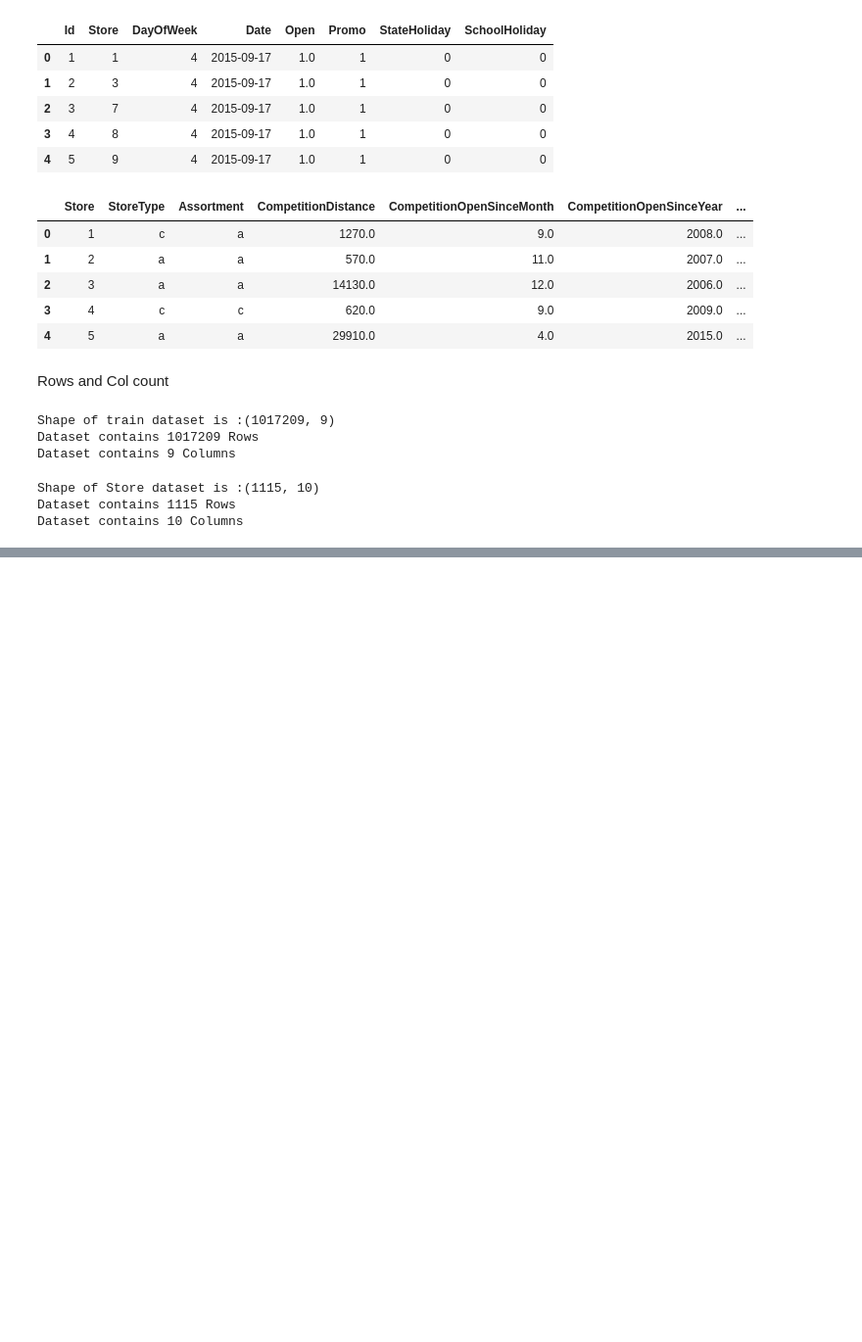
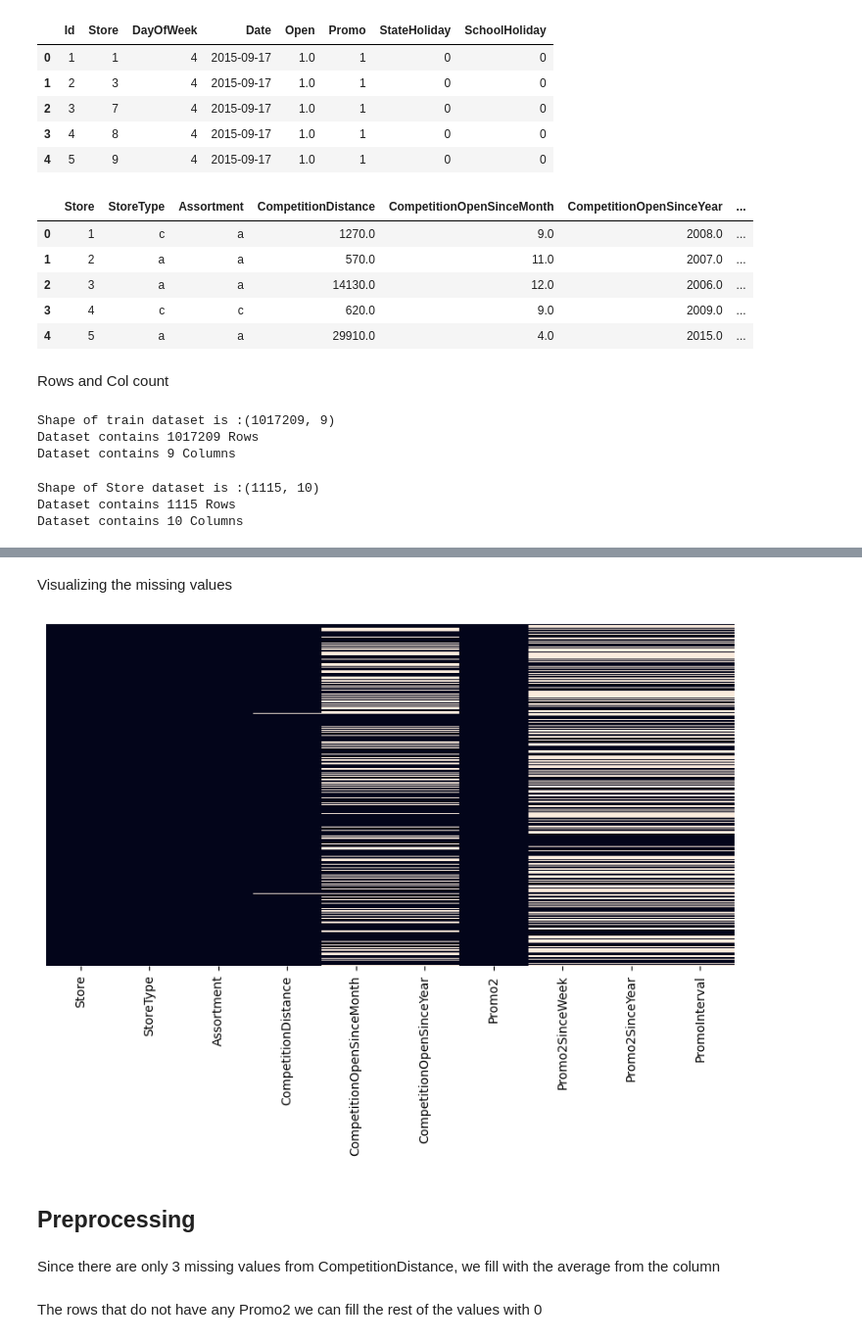
Before and after one commit to Lilly-jhr/rossman-sales-forecasting, a Jupyter notebook: notebooks/sales_eda_and_pridection.ipynb, the cells around one changed output, grey strips where cells are left out. Shown: that part at 98% size. Cells and saved outputs as stored; diff of their text form; code cells hidden in the pictures; blank space fills up the shorter version.

```diff
--- a/notebooks/sales_eda_and_pridection.ipynb
+++ b/notebooks/sales_eda_and_pridection.ipynb
@@ -86,0 +219,12 @@ Dataset contains 10 Columns
+# %% [markdown]
+Visualizing the missing values
+# %%
+plt.figure(figsize=(10,5))
+sns.heatmap(store_data.isnull(),cbar=False,yticklabels=False)
+plt.show()
+# %% [output]
+[figure, added]
+# %% [markdown]
+## Preprocessing
+# %% [markdown]
+Since there are only 3 missing values from CompetitionDistance, we fill with the average from the column
@@ -86,0 +233,2 @@ Dataset contains 10 Columns
+# %% [markdown]
+The rows that do not have any Promo2 we can fill the rest of the values with 0
```
Also changed, not shown: parts of 35 cells of this notebook, 4 other files.
